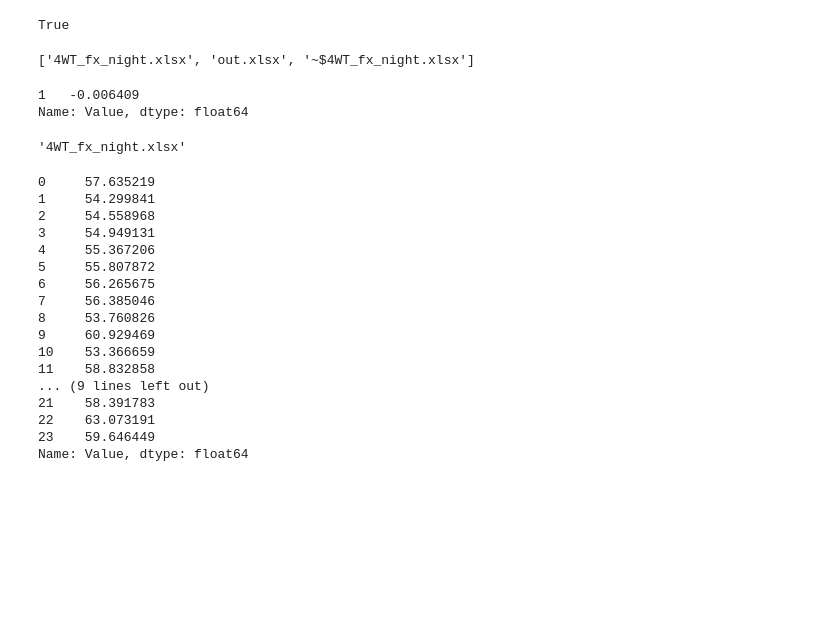
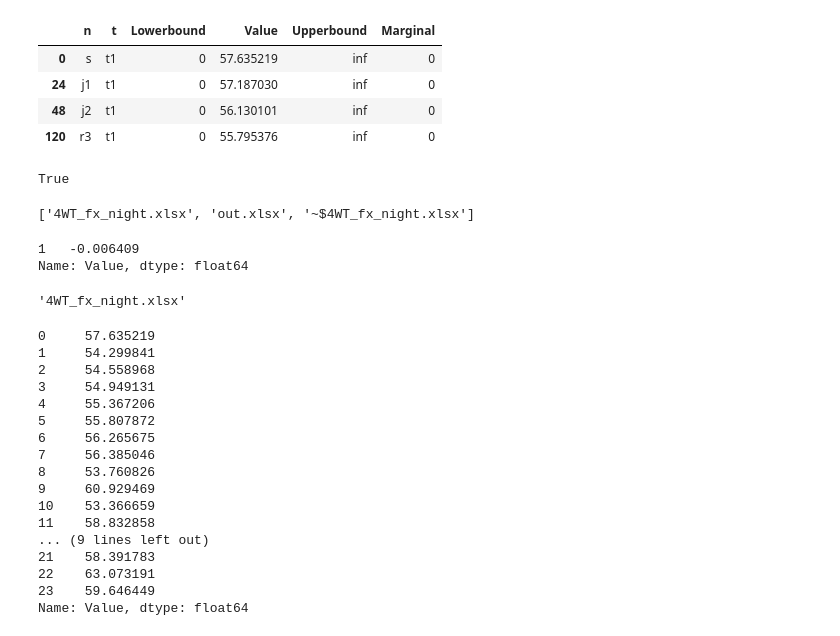
Before and after one commit to RobinsonBeaucour/OptiNonLineaireNE, a Jupyter notebook: Results_processing.ipynb, the cells around one changed output. Drawn from its saved outputs; the diff is of its cells as text; code cells hidden in the pictures; blank space fills up the shorter version.

```diff
--- a/Results_processing.ipynb
+++ b/Results_processing.ipynb
@@ -52,0 +109,8 @@ data_variable['Qpipe'][data_variable['Qpipe']['n.1']=='r1']
+# %%
+data_variable['Charge'][(data_variable['Charge']['n'].isin(path))&(data_variable['Charge']['t']=='t1')]
+# %% [output]
+|  | n | t | Lowerbound | Value | Upperbound | Marginal |
+| 0 | s | t1 | 0 | 57.635219 | inf | 0 |
+| 24 | j1 | t1 | 0 | 57.187030 | inf | 0 |
+| 48 | j2 | t1 | 0 | 56.130101 | inf | 0 |
+| 120 | r3 | t1 | 0 | 55.795376 | inf | 0 |
```
Also changed, not shown: parts of 12 cells of this notebook, 3 other files.
